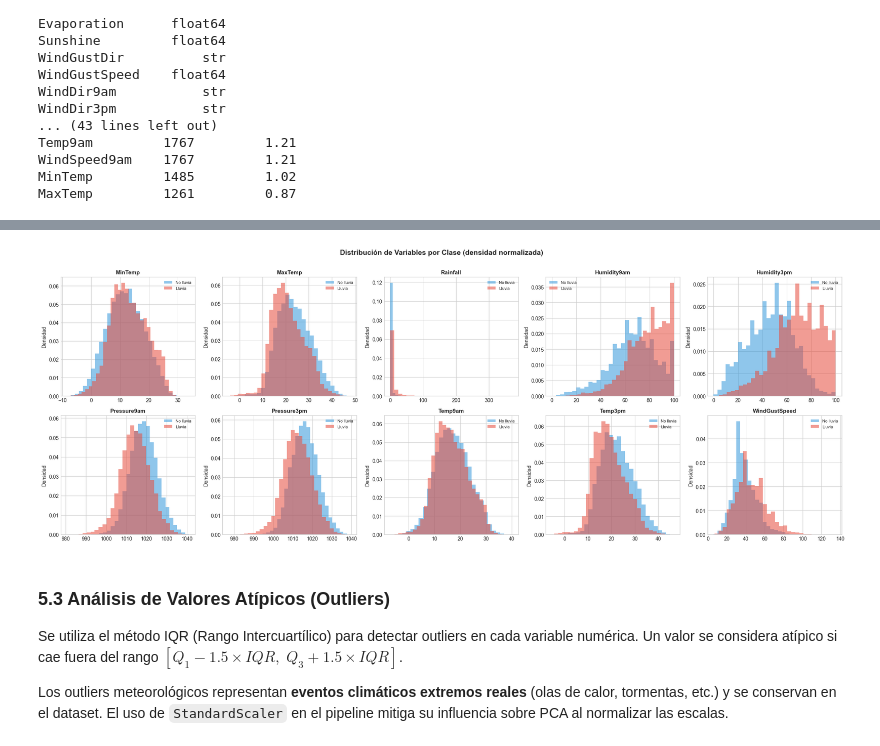
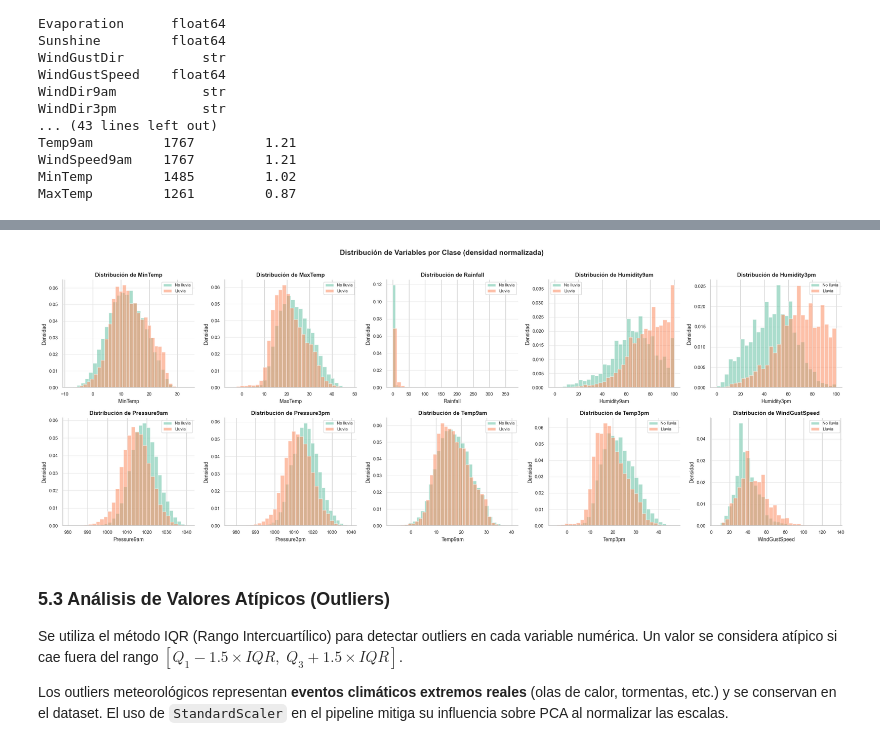
Before and after one commit to blinaresv/pca-lluvia-australia, a Jupyter notebook: notebooks/01_training.ipynb, the cells around one changed output, grey strips where cells are left out. Cells and saved outputs as stored; diff of their text form; code cells hidden in the pictures.

```diff
--- a/notebooks/01_training.ipynb
+++ b/notebooks/01_training.ipynb
@@ -110,8 +110,21 @@ from sklearn.metrics import (
     roc_auc_score, roc_curve
 )
 
-plt.style.use('seaborn-v0_8-whitegrid')
-sns.set_palette('Set2')
+sns.set_theme(style="whitegrid", context="notebook")
+
+# Paleta cualitativa Set2 — hex exactos (ColorBrewer, accesible para daltonismo)
+SET2 = [
+    "#66C2A5",  # teal       — clase 0 / No lluvia
+    "#FC8D62",  # naranja    — clase 1 / Lluvia
+    "#8DA0CB",  # azul-violeta
+    "#E78AC3",  # rosa
+    "#A6D854",  # verde-lima
+    "#FFD92F",  # amarillo
+    "#E5C494",  # beige
+    "#B3B3B3",  # gris
+]
+COL_REF = sns.color_palette("Oranges_d", 3)[1]   # naranja para referencias/umbrales
+
 np.random.seed(42)
 print('Librerías importadas correctamente ✓')
 # %% [output]
@@ -206,27 +240,32 @@ plt.show()
 # %%
 # Distribuciones de variables numéricas por clase
 NUM_FEATURES = ['MinTemp', 'MaxTemp', 'Rainfall', 'Humidity9am', 'Humidity3pm',
                 'Pressure9am', 'Pressure3pm', 'Temp9am', 'Temp3pm', 'WindGustSpeed']
 
 fig, axes = plt.subplots(2, 5, figsize=(22, 8))
 axes = axes.flatten()
 
 for i, feat in enumerate(NUM_FEATURES):
     no_rain = df[df['RainTomorrow'] == 'No'][feat].dropna()
     rain    = df[df['RainTomorrow'] == 'Yes'][feat].dropna()
-    axes[i].hist(no_rain, alpha=0.55, label='No lluvia', color='#3498db', bins=30, density=True)
-    axes[i].hist(rain,    alpha=0.55, label='Lluvia',    color='#e74c3c', bins=30, density=True)
-    axes[i].set_title(feat, fontsize=11, fontweight='bold')
-    axes[i].set_ylabel('Densidad')
+    axes[i].hist(no_rain, alpha=0.55, label='No lluvia', color=SET2[0], bins=30, density=True)
+    axes[i].hist(rain,    alpha=0.55, label='Lluvia',    color=SET2[1], bins=30, density=True)
+    axes[i].set_title(f'Distribución de {feat}', fontsize=11, fontweight='bold')
+    axes[i].set_xlabel(feat, fontsize=10)
+    axes[i].set_ylabel('Densidad', fontsize=10)
+    axes[i].tick_params(labelsize=9)
+    axes[i].spines[['top', 'right']].set_visible(False)
+    axes[i].yaxis.grid(True, color='#E0E0E0', linewidth=0.6)
+    axes[i].set_axisbelow(True)
     axes[i].legend(fontsize=8)
 
 plt.suptitle('Distribución de Variables por Clase (densidad normalizada)',
              fontsize=14, fontweight='bold', y=1.01)
 plt.tight_layout()
 plt.savefig('../data/processed/feature_distributions.png', dpi=150, bbox_inches='tight')
 plt.show()
 # %% [output]
-[figure, old version]
+[figure, new version]
 # %% [markdown]
 ### 5.3 Análisis de Valores Atípicos (Outliers)
 
```
Also changed, not shown: parts of 8 cells of this notebook, 9 other files.
